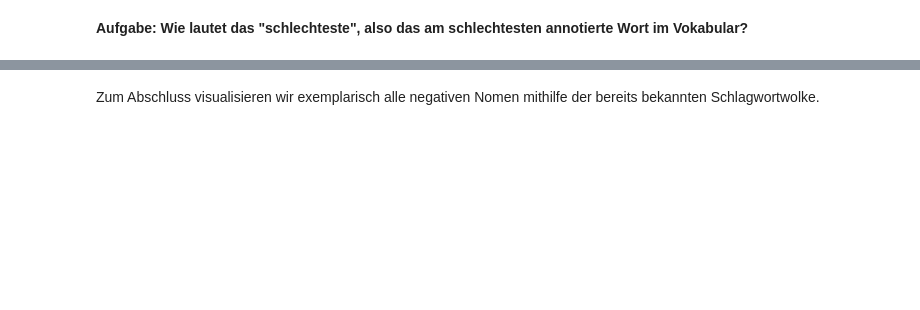
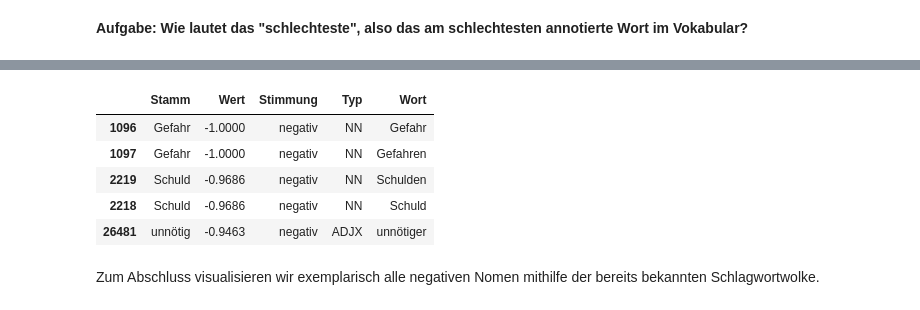
Before and after one commit to orca-nrw/lernmodul-texte, a Jupyter notebook: index.ipynb, the cells around one changed output, grey strips where cells are left out. Cells and saved outputs as stored; diff of their text form; code cells hidden in the pictures; blank space fills up the shorter version.

Commit message:
Add solution

```diff
--- a/index.ipynb
+++ b/index.ipynb
@@ -563,3 +777,13 @@ vocabulary;
+# %%
+#solution
+vocabulary.sort_values('Wert').head()
+# %% [output]
+|  | Stamm | Wert | Stimmung | Typ | Wort |
+| 1096 | Gefahr | -1.0000 | negativ | NN | Gefahr |
+| 1097 | Gefahr | -1.0000 | negativ | NN | Gefahren |
+| 2219 | Schuld | -0.9686 | negativ | NN | Schulden |
+| 2218 | Schuld | -0.9686 | negativ | NN | Schuld |
+| 26481 | unnötig | -0.9463 | negativ | ADJX | unnötiger |
 # %% [markdown]
 Zum Abschluss visualisieren wir exemplarisch alle negativen Nomen mithilfe der bereits bekannten Schlagwortwolke.
 # %%
```
Also changed, not shown: parts of 99 cells of this notebook.
